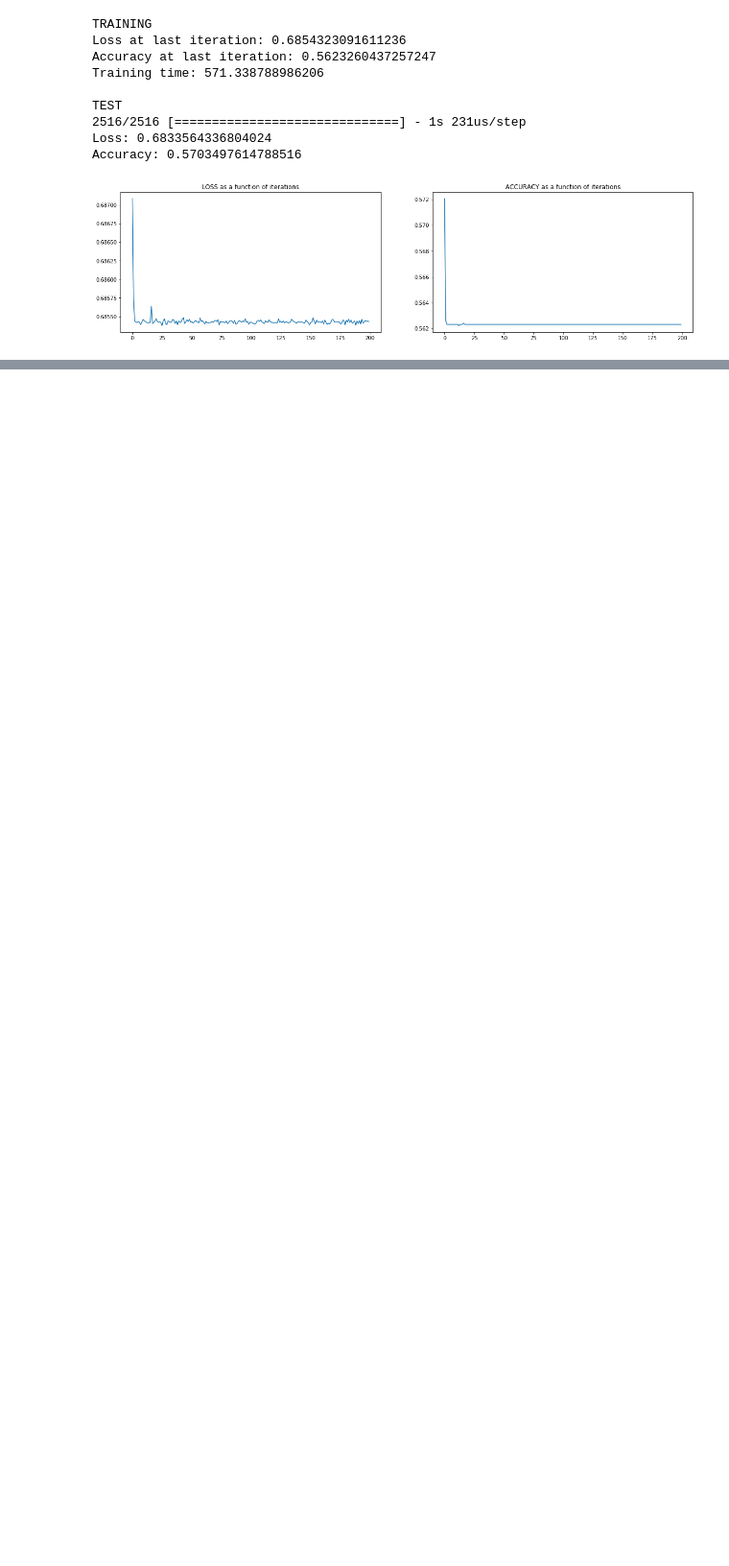
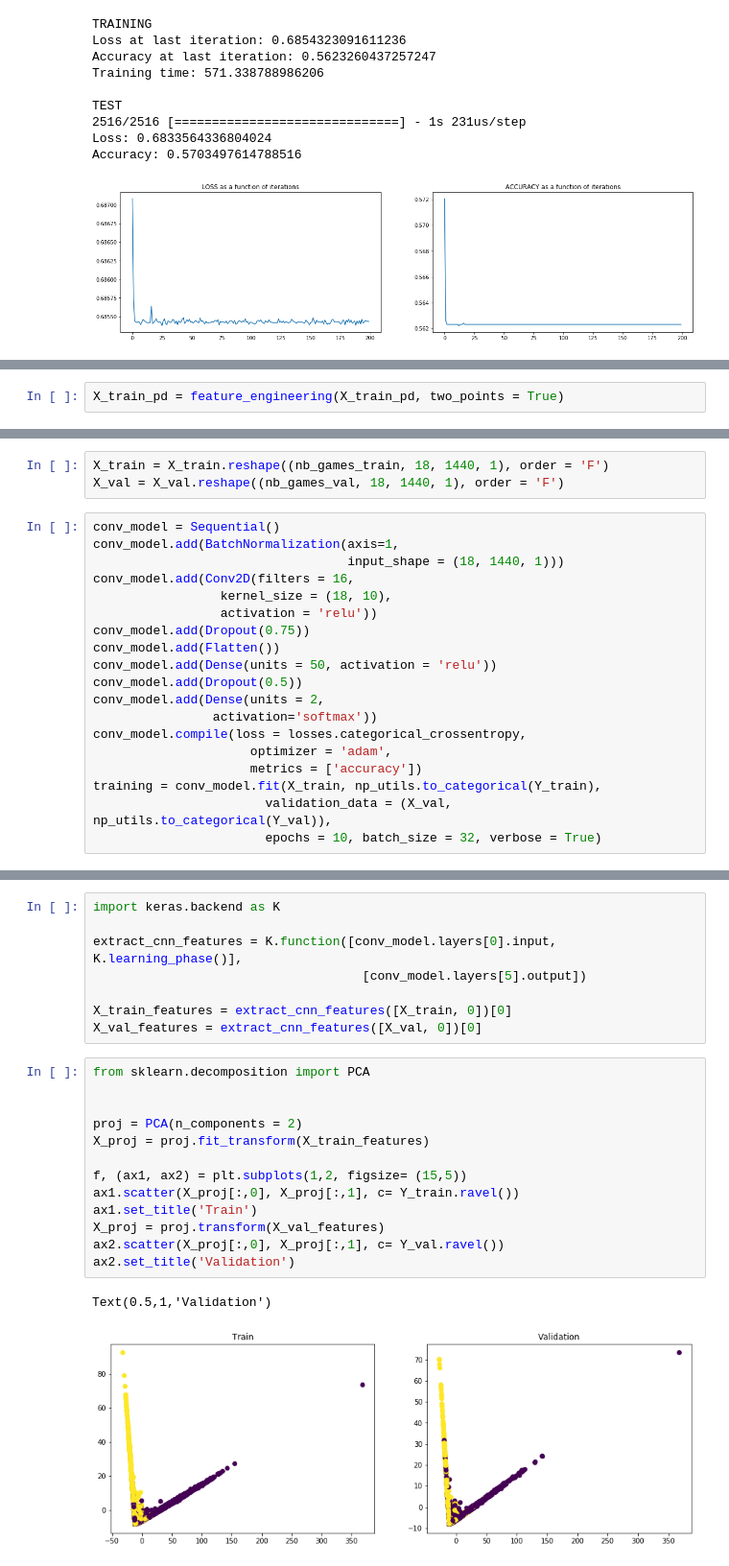
Before and after one commit to VictorSanh/NBA_Challenge, a Jupyter notebook: CNN.ipynb, the cells around one changed output, grey strips where cells are left out. Shown at 96% size. Cells and saved outputs as stored; diff of their text form; blank space fills up the shorter version.

```diff
--- a/CNN.ipynb
+++ b/CNN.ipynb
@@ -545,0 +548,2 @@ Accuracy: 0.5703497614788516
+# %%
+X_train_pd = feature_engineering(X_train_pd, two_points = True)
@@ -545,0 +558,22 @@ Accuracy: 0.5703497614788516
+# %%
+X_train = X_train.reshape((nb_games_train, 18, 1440, 1), order = 'F')
+X_val = X_val.reshape((nb_games_val, 18, 1440, 1), order = 'F')
+# %%
+conv_model = Sequential()
+conv_model.add(BatchNormalization(axis=1,
+                                  input_shape = (18, 1440, 1)))
+conv_model.add(Conv2D(filters = 16,
+                 kernel_size = (18, 10),
+                 activation = 'relu'))
+conv_model.add(Dropout(0.75))
+conv_model.add(Flatten())
+conv_model.add(Dense(units = 50, activation = 'relu'))
+conv_model.add(Dropout(0.5))
+conv_model.add(Dense(units = 2,
+                activation='softmax'))
+conv_model.compile(loss = losses.categorical_crossentropy,
+                     optimizer = 'adam',
+                     metrics = ['accuracy'])
+training = conv_model.fit(X_train, np_utils.to_categorical(Y_train),
+                       validation_data = (X_val, np_utils.to_categorical(Y_val)),
+                       epochs = 10, batch_size = 32, verbose = True)
@@ -545,0 +598,24 @@ Accuracy: 0.5703497614788516
+# %%
+import keras.backend as K
+
+extract_cnn_features = K.function([conv_model.layers[0].input, K.learning_phase()],
+                                    [conv_model.layers[5].output])
+
+X_train_features = extract_cnn_features([X_train, 0])[0]
+X_val_features = extract_cnn_features([X_val, 0])[0]
+# %%
+from sklearn.decomposition import PCA
+
+
+proj = PCA(n_components = 2)
+X_proj = proj.fit_transform(X_train_features)
+
+f, (ax1, ax2) = plt.subplots(1,2, figsize= (15,5))
+ax1.scatter(X_proj[:,0], X_proj[:,1], c= Y_train.ravel())
+ax1.set_title('Train')
+X_proj = proj.transform(X_val_features)
+ax2.scatter(X_proj[:,0], X_proj[:,1], c= Y_val.ravel())
+ax2.set_title('Validation')
+# %% [output]
+Text(0.5,1,'Validation')
+[figure, added]
```
Also changed, not shown: parts of 10 cells of this notebook, 1 other file.
